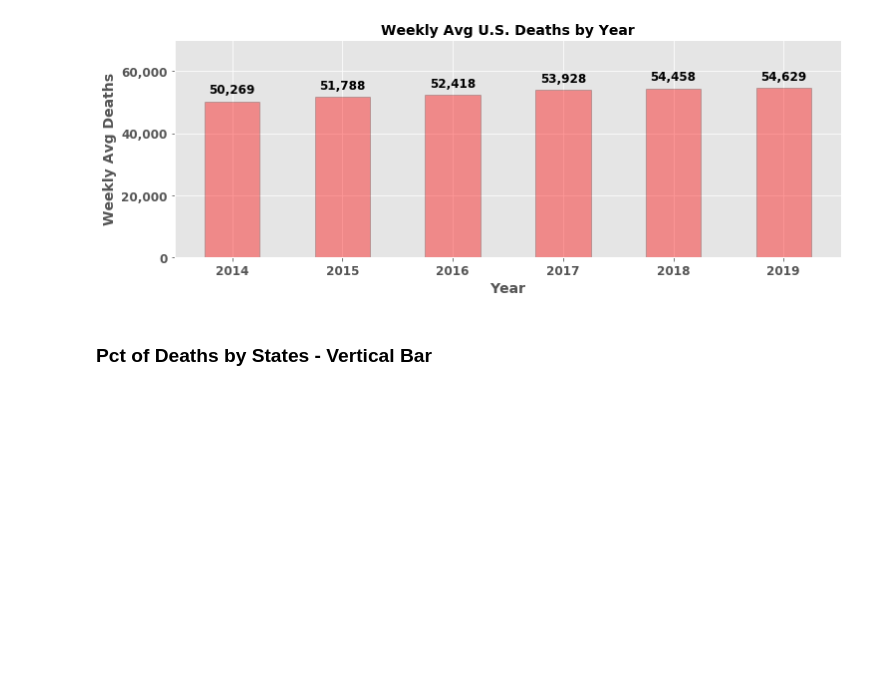
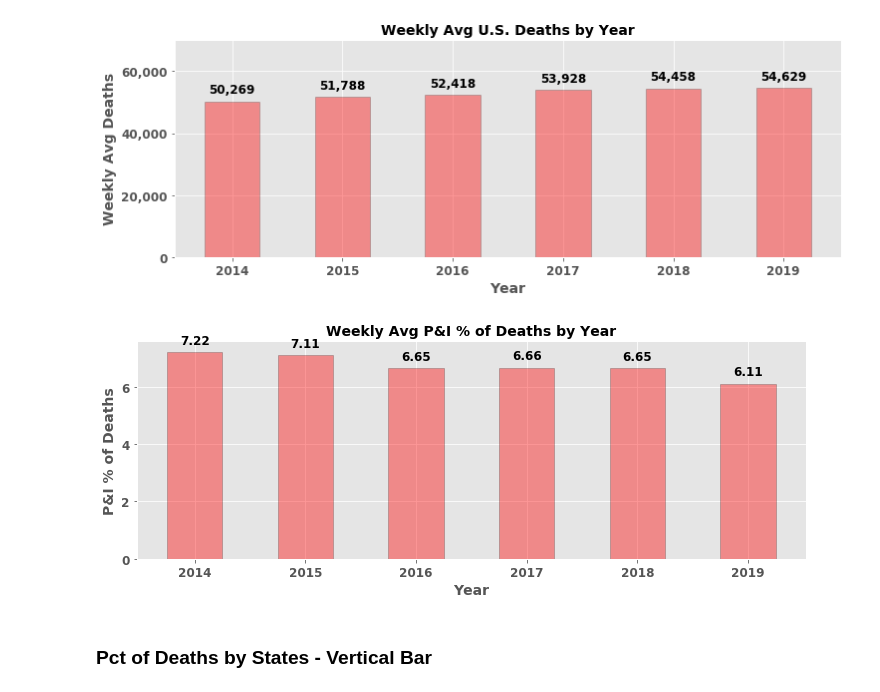
Before and after one commit to jdybuncio/usa-mortality-investigation, a Jupyter notebook: Visualizations.ipynb, the cells around one changed output. Drawn from its saved outputs; the diff is of its cells as text; code cells hidden in the pictures; blank space fills up the shorter version.

```diff
--- a/Visualizations.ipynb
+++ b/Visualizations.ipynb
@@ -87,7 +96,7 @@ plt.show()
 # %% [output]
 [figure]
 # %%
-weekly_deaths = df_national_official.groupby('Calendar_Year').mean()[['Total_Deaths']]
+weekly_deaths = df_national_official.groupby('Calendar_Year').mean()[['Total_Deaths','Percent_P_I']]
 # %%
 fig, ax = plt.subplots(figsize =(12,4))
 
@@ -156,6 +165,73 @@ ax.set_ylim([0,70000])
 plt.show()
 # %% [output]
 [figure]
+# %%
+fig, ax = plt.subplots(figsize =(12,4))
+
+x = weekly_deaths.index[1:7]
+y = weekly_deaths.Percent_P_I[1:7]
+
+ax.bar(x, y, width = 0.5, align = 'center', color='red', edgecolor='black', alpha = 0.4)
+
+
+ax.set_title("Weekly Avg P&I % of Deaths by Year", fontsize = 14, fontweight="bold")
+ax.set_xlabel("Year", fontsize = 14, fontweight="bold")
+ax.set_ylabel("P&I % of Deaths", fontsize = 14, fontweight="bold")
+
+vals = ax.get_xticks()
+
+def add_value_labels(ax, spacing=5):
+    """Add labels to the end of each bar in a bar chart.
+
+    Arguments:
+        ax (matplotlib.axes.Axes): The matplotlib object containing the axes
+            of the plot to annotate.
+        spacing (int): The distance between the labels and the bars.
+    """
+
+    # For each bar: Place a label
+    for rect in ax.patches:
+        # Get X and Y placement of label from rect.
+        y_value = rect.get_height()
+        x_value = rect.get_x() + rect.get_width() / 2
+
+        # Number of points between bar and label. Change to your liking.
+        space = spacing
+        # Vertical alignment for positive values
+        va = 'bottom'
+
+        # If value of bar is negative: Place label below bar
+        if y_value < 0:
+            # Invert space to place label below
+            space *= -1
+            # Vertically align label at top
+            va = 'top'
+
+        # Use Y value as label and format number with one decimal place
+        label = "{:.2f}".format(y_value)
+
+
+        # Create annotation
+        ax.annotate(
+            label,                      # Use `label` as label
+            (x_value, y_value),         # Place label at end of the bar
+            xytext=(0, space),          # Vertically shift label by `space`
+            textcoords="offset points", # Interpret `xytext` as offset in points
+            ha='center',                # Horizontally center label
+            va=va, size = 12)                      # Vertically align label differently for
+                                        # positive and negative values.
+
+
+# Call the function above. All the magic happens there.
+add_value_labels(ax)
+
+plt.xticks(fontsize=12)
+plt.yticks(fontsize=12)
+
+# ax.set_ylim([0,70000])
+plt.show()
+# %% [output]
+[figure, added]
 # %% [markdown]
 ### Pct of Deaths by States - Vertical Bar
 # %%
```
Also changed, not shown: parts of 16 cells of this notebook, 4 other files.
